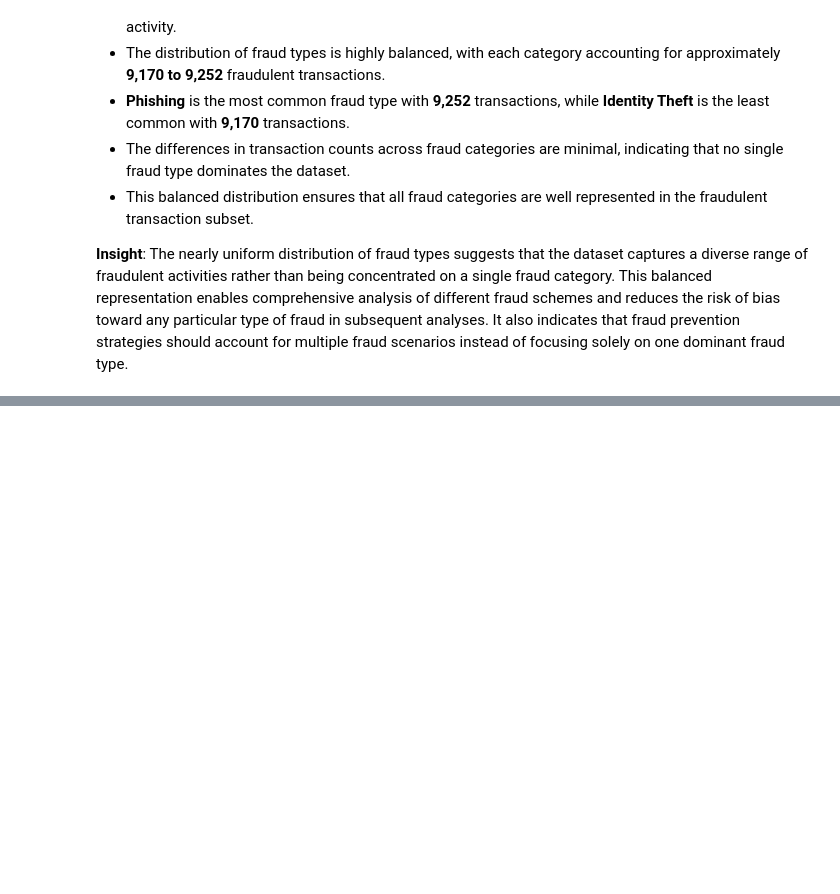
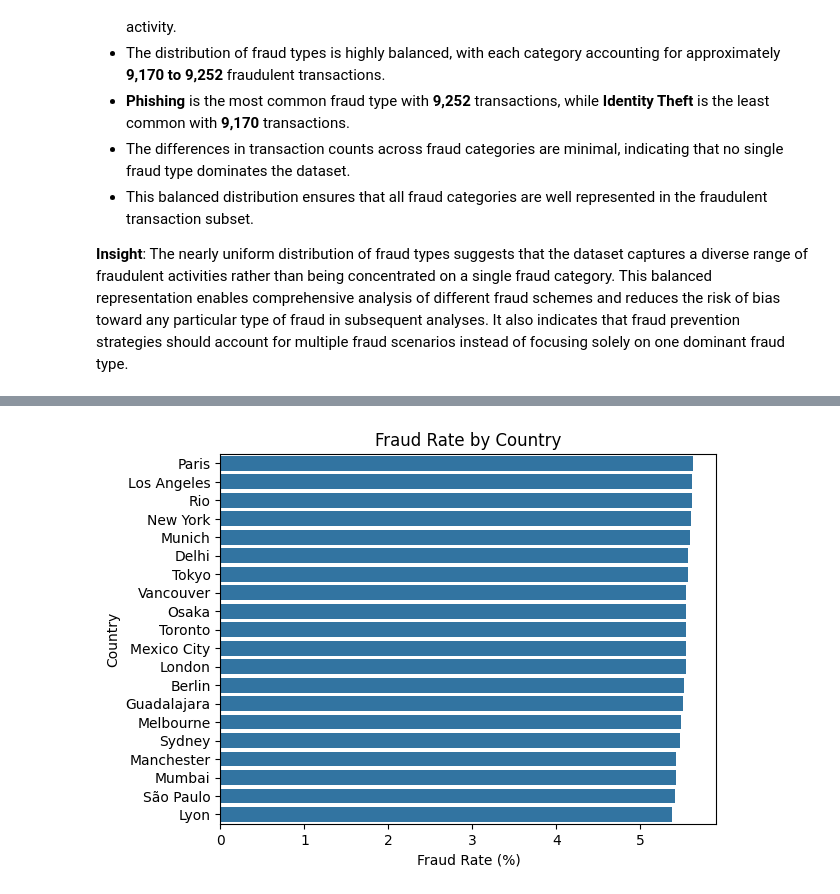
Before and after one commit to abhi-saurav-saroya/bank-fraud-eda, a Jupyter notebook: notebooks/02_exploratory_data_analysis.ipynb, the cells around one changed output, grey strips where cells are left out. Cells and saved outputs as stored; diff of their text form; code cells hidden in the pictures; blank space fills up the shorter version.

```diff
--- a/notebooks/02_exploratory_data_analysis.ipynb
+++ b/notebooks/02_exploratory_data_analysis.ipynb
@@ -2576,0 +2714,20 @@ plt.show()
+# %%
+city_fraud_rate = (
+    df.groupby("city")["is_fraud"]
+      .mean()
+      .mul(100)
+      .sort_values(ascending=False)
+)
+
+sns.barplot(
+    y=city_fraud_rate.index,
+    x=city_fraud_rate.values
+)
+
+plt.title("Fraud Rate by Country")
+plt.ylabel("Country")
+plt.xlabel("Fraud Rate (%)")
+
+plt.show()
+# %% [output]
+[figure, added]
```
Also changed, not shown: parts of 11 cells of this notebook.
